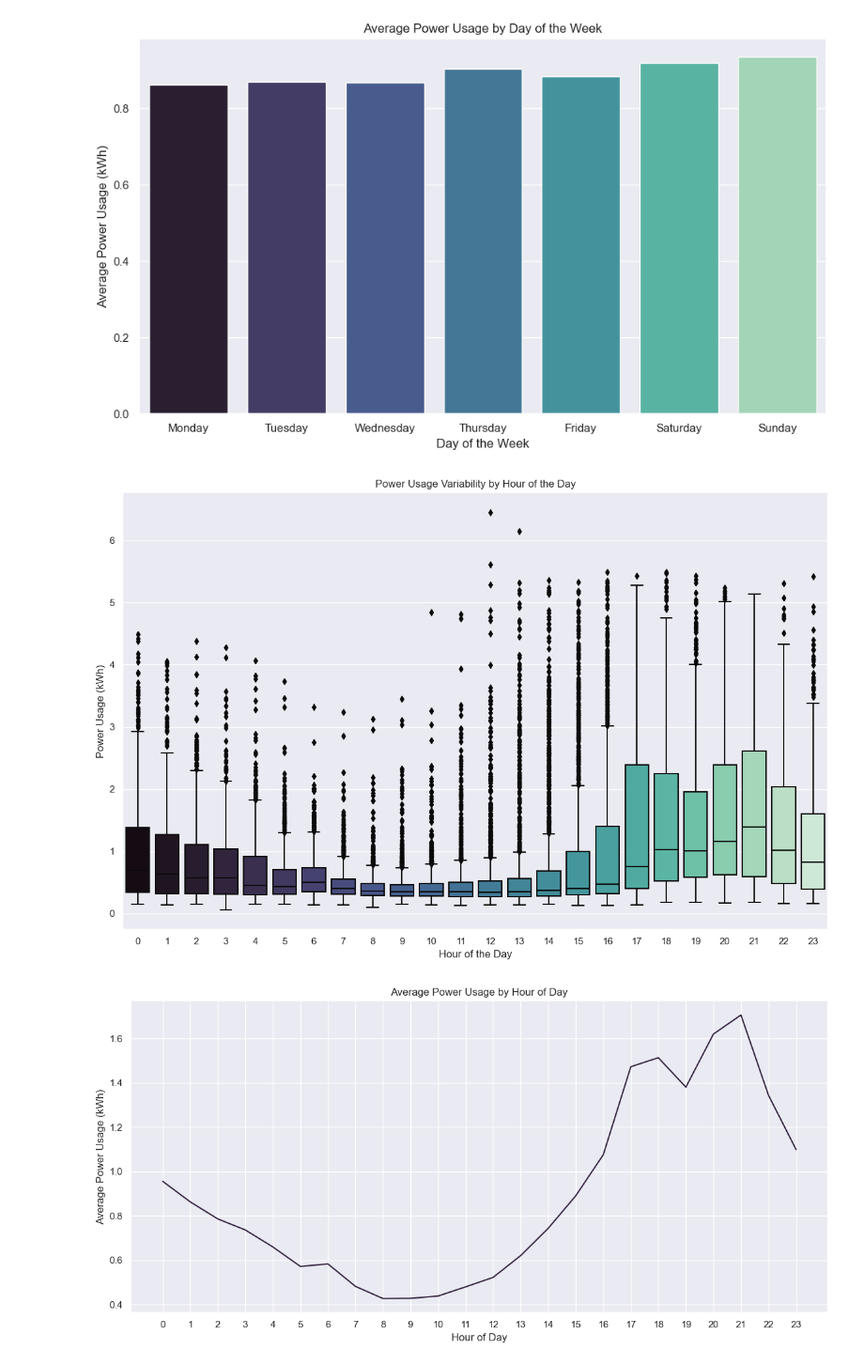
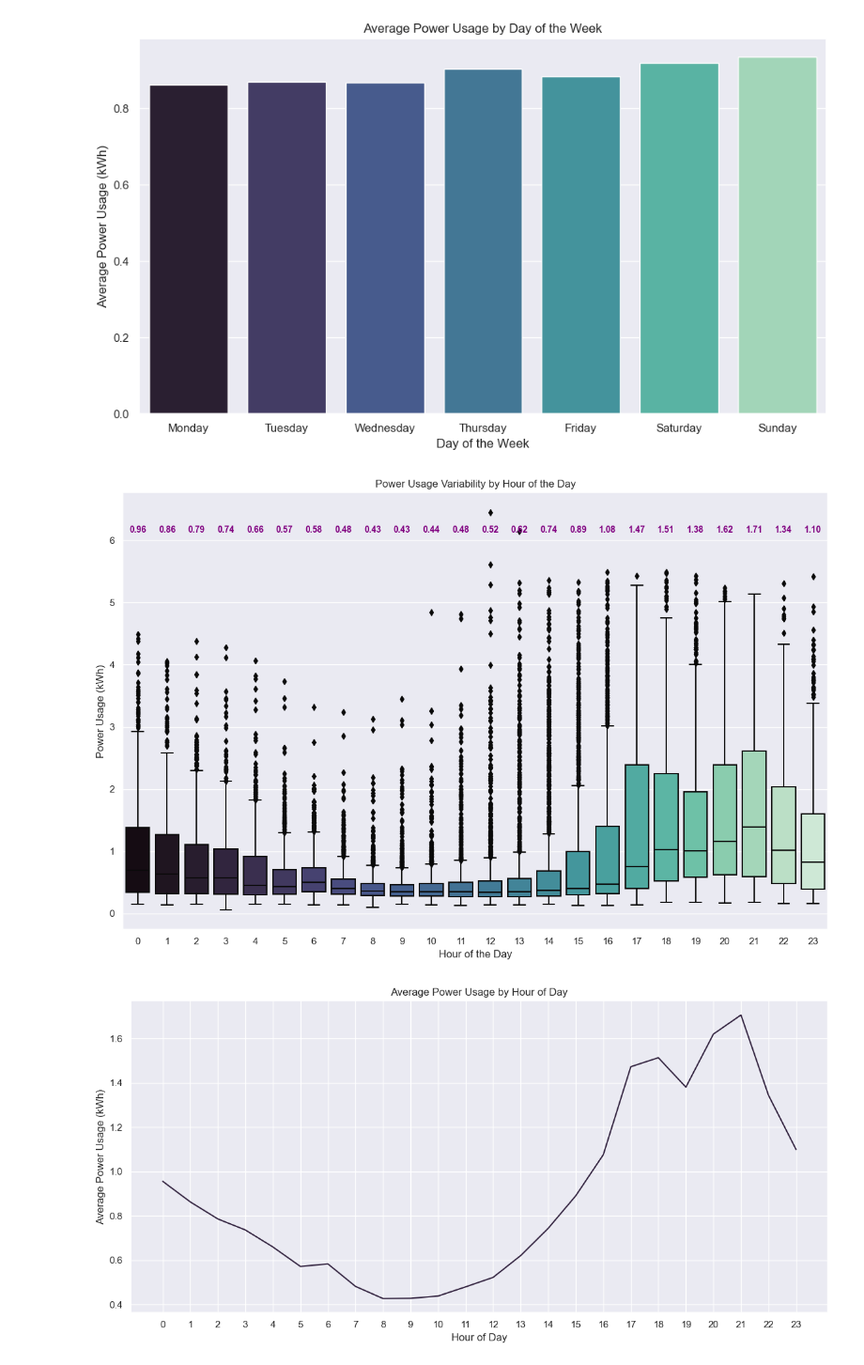
Before and after one commit to yunustopcu/predictive-solar-supply-chain, a Jupyter notebook: Exploratory_Data_Analysis.ipynb, the cells around one changed output. Shown at 94% size. Drawn from its saved outputs; the diff is of its cells as text; code cells hidden in the pictures.

```diff
--- a/Exploratory_Data_Analysis.ipynb
+++ b/Exploratory_Data_Analysis.ipynb
@@ -111,23 +111,35 @@ The `ci` parameter is deprecated. Use `errorbar=None` for the same effect.
   sns.barplot(data=data, x='DayName', y='Value (kWh)', ci=None, order=list(day_map.values()), palette="mako")
 [figure]
 # %%
+import pandas as pd
+import matplotlib.pyplot as plt
+import seaborn as sns
+
 data = pd.read_csv(file_path)
 
+# Convert StartDate to datetime and extract the hour
 data['Hour'] = pd.to_datetime(data['StartDate']).dt.hour
 
+# Calculate the average power usage for each hour
+hourly_averages = data.groupby('Hour')['Value (kWh)'].mean().reset_index(name='Average (kWh)')
+
+# Plotting
 plt.figure(figsize=(12, 8))
+palette = sns.color_palette("mako", 24)
+sns.boxplot(data=data, x='Hour', y='Value (kWh)', palette=palette)
 
-palette = sns.color_palette("mako", 24)
-
-sns.boxplot(data=data, x='Hour', y='Value (kWh)', palette=palette)
+# Annotate each box with the average value
+for i, row in hourly_averages.iterrows():
+    plt.text(row.Hour, data['Value (kWh)'].max() * 0.95, f'{row["Average (kWh)"]:.2f}',
+             horizontalalignment='center', size='small', color='purple', weight='semibold')
 
 plt.title('Power Usage Variability by Hour of the Day')
 plt.xlabel('Hour of the Day')
 plt.ylabel('Power Usage (kWh)')
 plt.tight_layout()
 plt.show()
 # %% [output]
-[figure, old version]
+[figure, new version]
 # %%
 file_path = '/Users/yunustopcu/Documents/GitHub/predictive-solar-supply-chain/power_usage_2016_to_2020.csv'
 data = pd.read_csv(file_path)
```
Also changed, not shown: parts of 1 cell of this notebook, 5 other files.
